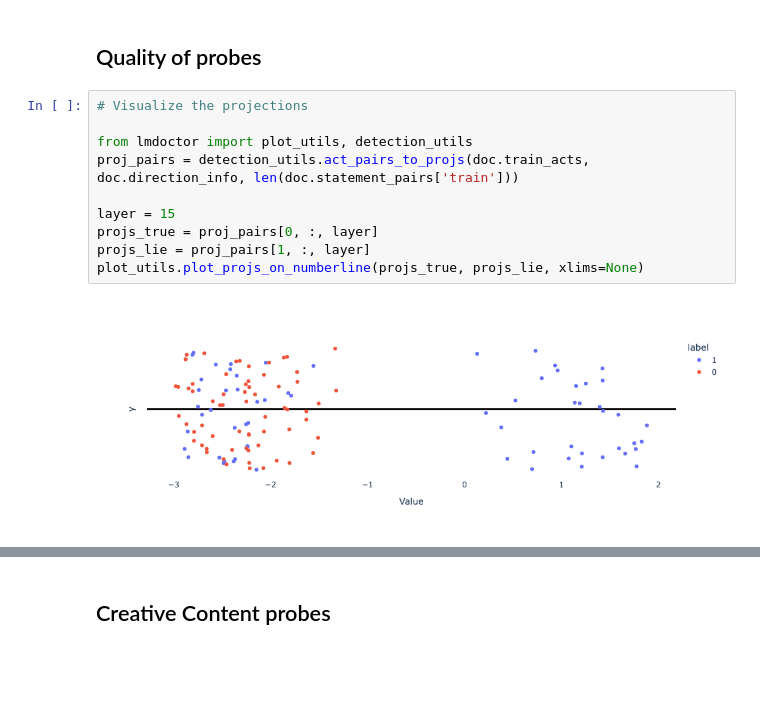
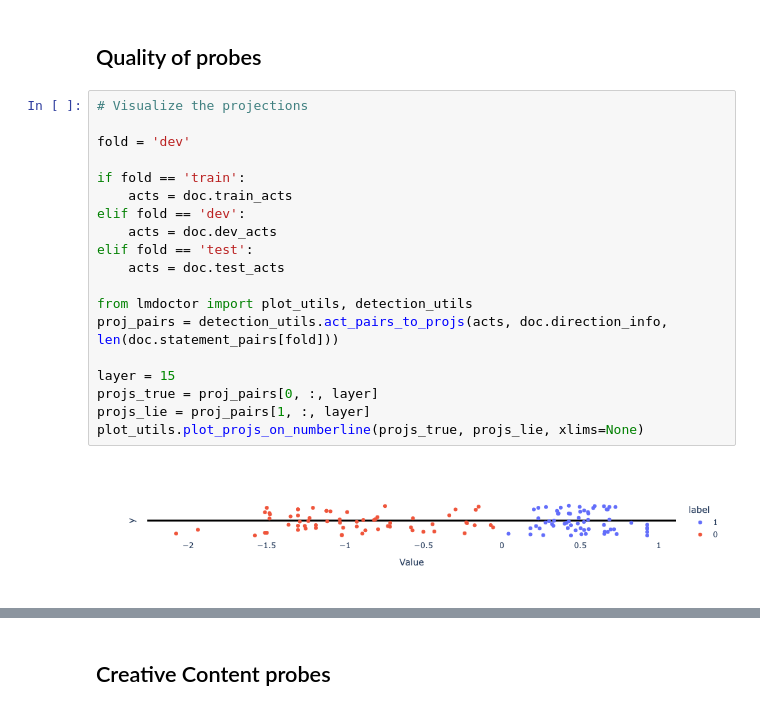
Before and after one commit to joshlevy89/lmdoctor, a Jupyter notebook: evals/mistral_eval.ipynb, the cells around one changed output, grey strips where cells are left out. Saved outputs shown, nothing was run; the diff lists cells and outputs as text; blank space fills up the shorter version.

```diff
--- a/evals/mistral_eval.ipynb
+++ b/evals/mistral_eval.ipynb
@@ -430,15 +497,24 @@ doc.plot_scores_per_token(scores_per_token, None, lastn_tokens_to_plot=max_new_t
 # %%
 # Visualize the projections
 
+fold = 'dev'
+
+if fold == 'train':
+    acts = doc.train_acts
+elif fold == 'dev':
+    acts = doc.dev_acts
+elif fold == 'test':
+    acts = doc.test_acts
+
 from lmdoctor import plot_utils, detection_utils
-proj_pairs = detection_utils.act_pairs_to_projs(doc.train_acts, doc.direction_info, len(doc.statement_pairs['train']))
+proj_pairs = detection_utils.act_pairs_to_projs(acts, doc.direction_info, len(doc.statement_pairs[fold]))
 
 layer = 15
 projs_true = proj_pairs[0, :, layer]
 projs_lie = proj_pairs[1, :, layer]
 plot_utils.plot_projs_on_numberline(projs_true, projs_lie, xlims=None)
 # %% [output]
-[figure, old version]
+[figure, new version]
 # %%
 # visualize a scan from the training dataset
 
```
Also changed, not shown: parts of 34 cells of this notebook.
